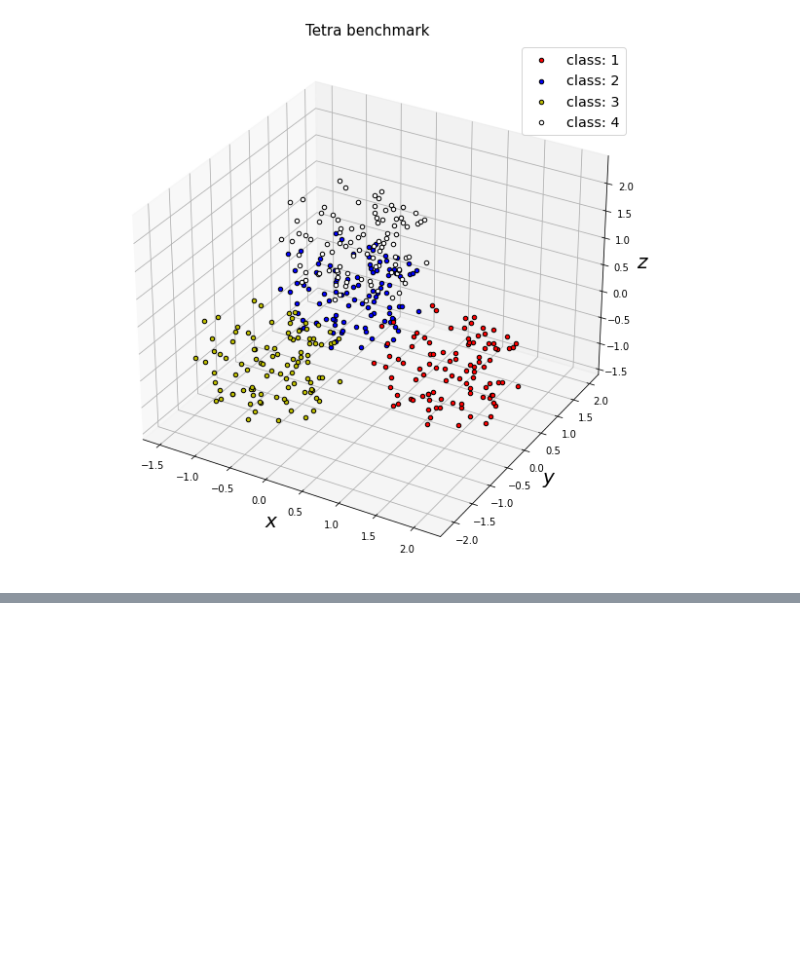
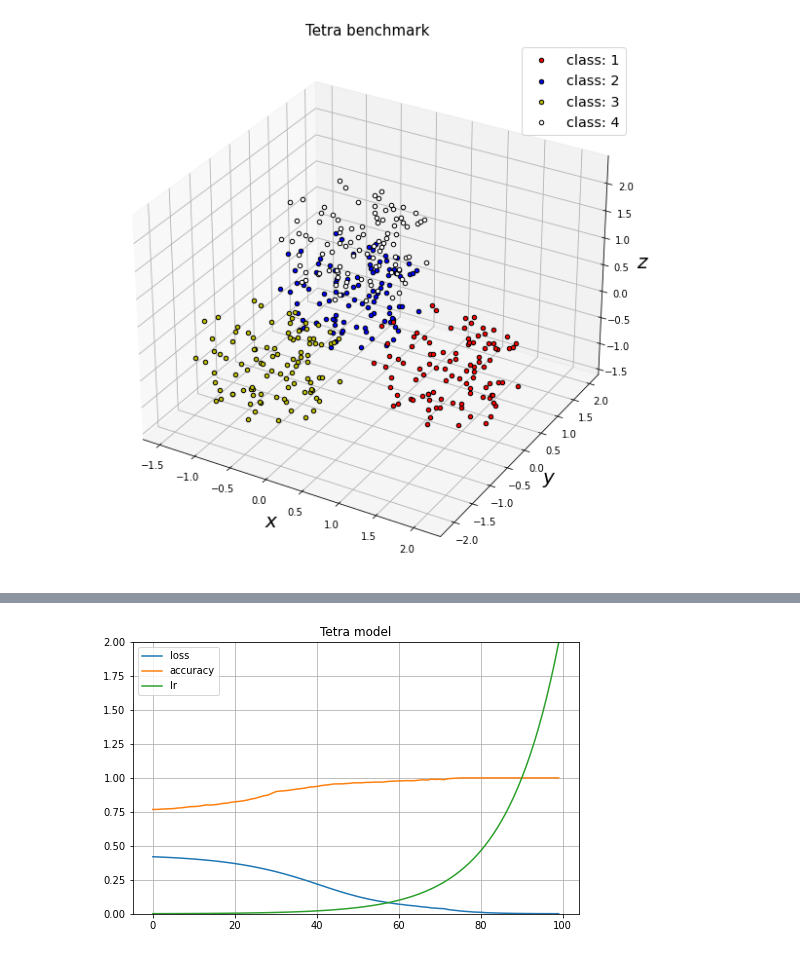
Before and after one commit to Timgrau/Machinelearning, a Jupyter notebook: Clustering/Chainlink_tetra.ipynb, the cells around one changed output, grey strips where cells are left out. Saved outputs shown, nothing was run; the diff lists cells and outputs as text; code cells hidden in the pictures; blank space fills up the shorter version.

```diff
--- a/Clustering/Chainlink_tetra.ipynb
+++ b/Clustering/Chainlink_tetra.ipynb
@@ -83,0 +202,14 @@ plt.show()
+# %%
+"""optimize learning rate"""
+from tensorflow.keras.callbacks import LearningRateScheduler
+
+chain_hist = chainlink_model.fit(chain_data, chain_classes,
+                                 epochs=100, batch_size=16,
+                                 callbacks=[
+                                     LearningRateScheduler(lambda epochs: 1e-3*10**(epochs/30))],
+                                 shuffle=True)
+tetra_hist = tetra_model.fit(tetra_data, tetra_classes,
+                             epochs=100, batch_size=16,
+                             callbacks=[
+                                     LearningRateScheduler(lambda epochs: 1e-3*10**(epochs/30))],
+                             shuffle=True)
@@ -83,0 +234,8 @@ plt.show()
+# %%
+pd.DataFrame(chain_hist.history).plot(figsize=(8, 5))
+plt.grid(True)
+plt.gca().set_ylim(0, 2)
+plt.title("Tetra model")
+plt.show()
+# %% [output]
+[figure, added]
```
Also changed, not shown: parts of 21 cells of this notebook.
